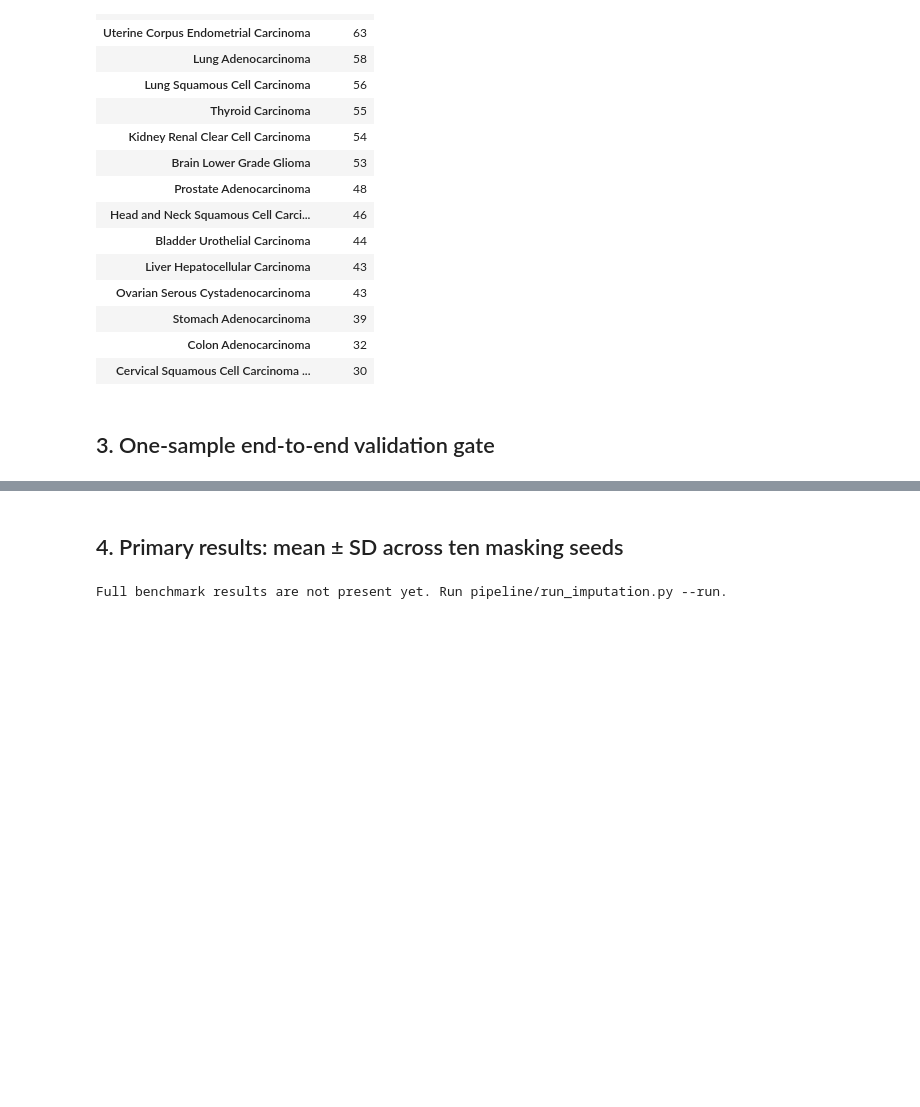
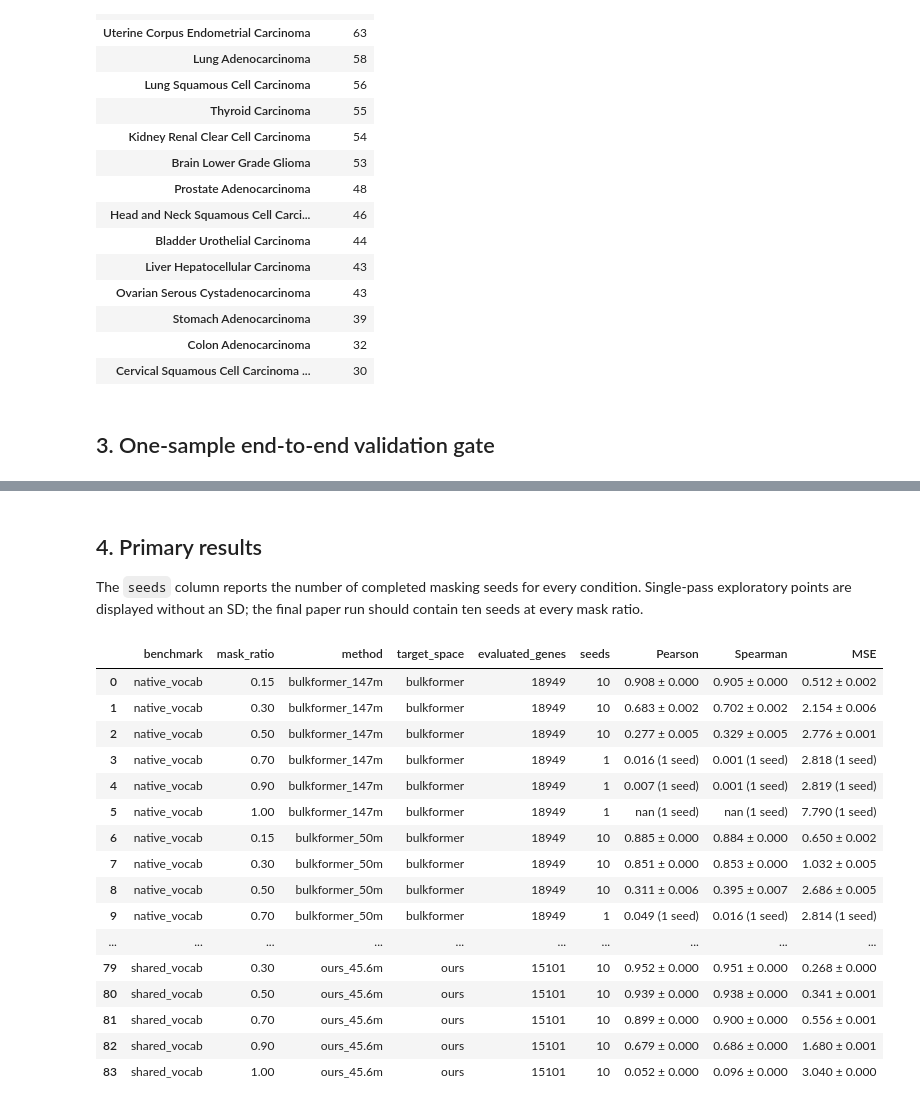
Before and after one commit to alwalt/bridge-rna, a Jupyter notebook: benchmarks/tcga_imputation/tcga_imputation_benchmark.ipynb, the cells around one changed output, grey strips where cells are left out. Cells and saved outputs as stored; diff of their text form; code cells hidden in the pictures; blank space fills up the shorter version.

```diff
--- a/benchmarks/tcga_imputation/tcga_imputation_benchmark.ipynb
+++ b/benchmarks/tcga_imputation/tcga_imputation_benchmark.ipynb
@@ -95,21 +97,41 @@ display(gate[['benchmark', 'model', 'input_shape', 'output_shape', 'masked_nativ
 # %% [markdown]
-## 4. Primary results: mean ± SD across ten masking seeds
+## 4. Primary results
+
+The `seeds` column reports the number of completed masking seeds for every condition. Single-pass exploratory points are displayed without an SD; the final paper run should contain ten seeds at every mask ratio.
 # %%
 if summary_path.is_file():
     summary = pd.read_parquet(summary_path)
-    expected_rows = 2 * len(config['mask_ratios']) * 7
-    assert len(summary) == expected_rows, f'Incomplete summary: expected {expected_rows} rows, found {len(summary)}'
-    assert summary.seeds.eq(len(config['mask_seeds'])).all(), 'One or more conditions lack all masking seeds'
-    def pm(mean, sd, digits=3):
-        return mean.map(lambda x: f'{x:.{digits}f}') + ' ± ' + sd.map(lambda x: f'{x:.{digits}f}')
+    # Never display legacy baselines estimated from the TCGA evaluation cohort.
+    summary = summary[~summary.method.isin(['gene_mean', 'gene_median'])].copy()
+    expected_ratios = {0.15, 0.30, 0.50, 0.70, 0.90, 1.00}
+    assert expected_ratios.issubset(set(summary.mask_ratio.round(2))), 'Mask-ratio curve is incomplete'
+    def estimate(mean, sd, seeds, digits=3):
+        return [f'{m:.{digits}f} ± {s:.{digits}f}' if n > 1 else f'{m:.{digits}f} (1 seed)'
+                for m, s, n in zip(mean, sd, seeds)]
     paper = summary.copy()
-    paper['Pearson'] = pm(paper.pearson_mean, paper.pearson_sd)
-    paper['Spearman'] = pm(paper.spearman_mean, paper.spearman_sd)
-    paper['MSE'] = pm(paper.mse_mean, paper.mse_sd)
+    paper['Pearson'] = estimate(paper.pearson_mean, paper.pearson_sd, paper.seeds)
+    paper['Spearman'] = estimate(paper.spearman_mean, paper.spearman_sd, paper.seeds)
+    paper['MSE'] = estimate(paper.mse_mean, paper.mse_sd, paper.seeds)
     display(paper[['benchmark', 'mask_ratio', 'method', 'target_space',
-                   'evaluated_genes', 'Pearson', 'Spearman', 'MSE']])
+                   'evaluated_genes', 'seeds', 'Pearson', 'Spearman', 'MSE']])
 else:
     print('Full benchmark results are not present yet. Run pipeline/run_imputation.py --run.')
 # %% [output]
-Full benchmark results are not present yet. Run pipeline/run_imputation.py --run.
+|  | benchmark | mask_ratio | method | target_space | evaluated_genes | seeds | Pearson | Spearman | MSE |
+| 0 | native_vocab | 0.15 | bulkformer_147m | bulkformer | 18949 | 10 | 0.908 ± 0.000 | 0.905 ± 0.000 | 0.512 ± 0.002 |
+| 1 | native_vocab | 0.30 | bulkformer_147m | bulkformer | 18949 | 10 | 0.683 ± 0.002 | 0.702 ± 0.002 | 2.154 ± 0.006 |
+| 2 | native_vocab | 0.50 | bulkformer_147m | bulkformer | 18949 | 10 | 0.277 ± 0.005 | 0.329 ± 0.005 | 2.776 ± 0.001 |
+| 3 | native_vocab | 0.70 | bulkformer_147m | bulkformer | 18949 | 1 | 0.016 (1 seed) | 0.001 (1 seed) | 2.818 (1 seed) |
+| 4 | native_vocab | 0.90 | bulkformer_147m | bulkformer | 18949 | 1 | 0.007 (1 seed) | 0.001 (1 seed) | 2.819 (1 seed) |
+| 5 | native_vocab | 1.00 | bulkformer_147m | bulkformer | 18949 | 1 | nan (1 seed) | nan (1 seed) | 7.790 (1 seed) |
+| 6 | native_vocab | 0.15 | bulkformer_50m | bulkformer | 18949 | 10 | 0.885 ± 0.000 | 0.884 ± 0.000 | 0.650 ± 0.002 |
+| 7 | native_vocab | 0.30 | bulkformer_50m | bulkformer | 18949 | 10 | 0.851 ± 0.000 | 0.853 ± 0.000 | 1.032 ± 0.005 |
+| 8 | native_vocab | 0.50 | bulkformer_50m | bulkformer | 18949 | 10 | 0.311 ± 0.006 | 0.395 ± 0.007 | 2.686 ± 0.005 |
+| 9 | native_vocab | 0.70 | bulkformer_50m | bulkformer | 18949 | 1 | 0.049 (1 seed) | 0.016 (1 seed) | 2.814 (1 seed) |
+| ... | ... | ... | ... | ... | ... | ... | ... | ... | ... |
+| 79 | shared_vocab | 0.30 | ours_45.6m | ours | 15101 | 10 | 0.952 ± 0.000 | 0.951 ± 0.000 | 0.268 ± 0.000 |
+| 80 | shared_vocab | 0.50 | ours_45.6m | ours | 15101 | 10 | 0.939 ± 0.000 | 0.938 ± 0.000 | 0.341 ± 0.001 |
+| 81 | shared_vocab | 0.70 | ours_45.6m | ours | 15101 | 10 | 0.899 ± 0.000 | 0.900 ± 0.000 | 0.556 ± 0.001 |
+| 82 | shared_vocab | 0.90 | ours_45.6m | ours | 15101 | 10 | 0.679 ± 0.000 | 0.686 ± 0.000 | 1.680 ± 0.001 |
+| 83 | shared_vocab | 1.00 | ours_45.6m | ours | 15101 | 10 | 0.052 ± 0.000 | 0.096 ± 0.000 | 3.040 ± 0.000 |
 # %% [markdown]
```
Also changed, not shown: parts of 13 cells of this notebook, 10 other files.
